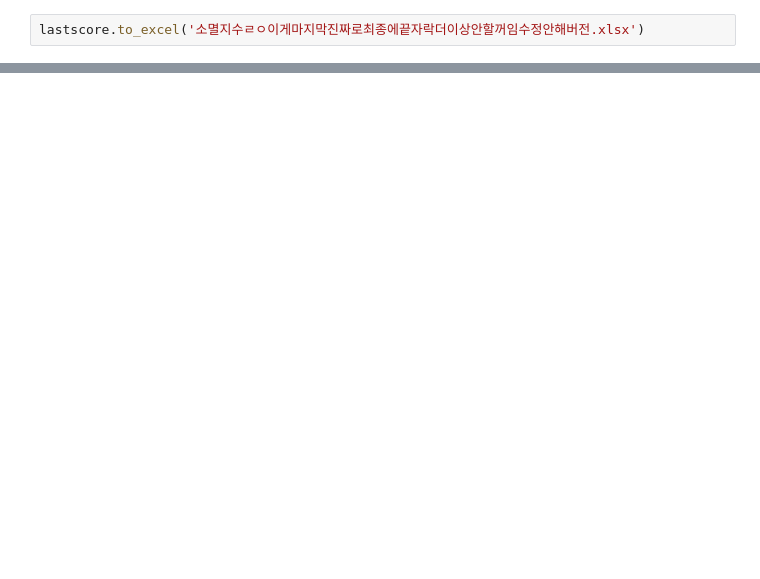
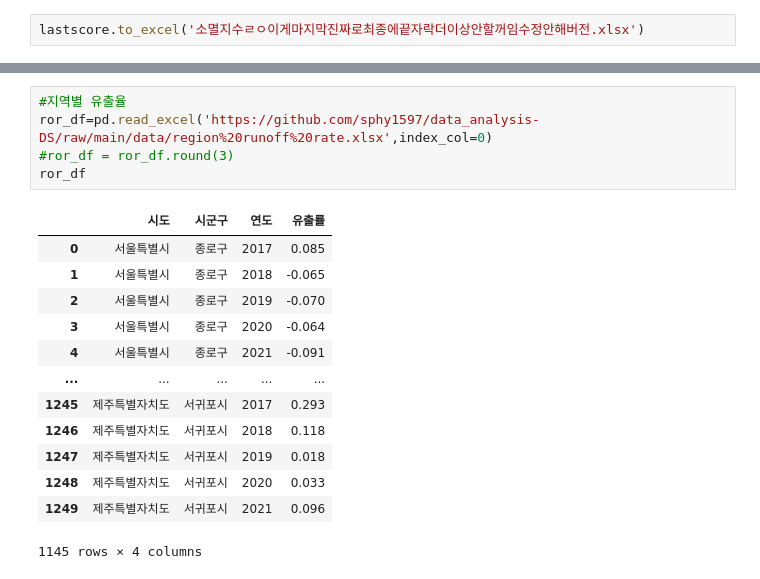
Before and after one commit to sphy1597/data_analysis-DS, a Jupyter notebook: 인구소멸해결방안(규처리꺼_ver)_ipynb의_사본.ipynb, the cells around one changed output, grey strips where cells are left out. Drawn from its saved outputs; the diff is of its cells as text; blank space fills up the shorter version.

```diff
--- a/인구소멸해결방안(규처리꺼_ver)_ipynb의_사본.ipynb
+++ b/인구소멸해결방안(규처리꺼_ver)_ipynb의_사본.ipynb
@@ -140,0 +209,19 @@ lastscore.to_excel('소멸지수ㄹㅇ이게마지막진짜로최종에끝자락
+# %%
+#지역별 유출율
+ror_df=pd.read_excel('https://github.com/sphy1597/data_analysis-DS/raw/main/data/region%20runoff%20rate.xlsx',index_col=0)
+#ror_df = ror_df.round(3)
+ror_df
+# %% [output]
+|  | 시도 | 시군구 | 연도 | 유출률 |
+| 0 | 서울특별시 | 종로구 | 2017 | 0.085 |
+| 1 | 서울특별시 | 종로구 | 2018 | -0.065 |
+| 2 | 서울특별시 | 종로구 | 2019 | -0.070 |
+| 3 | 서울특별시 | 종로구 | 2020 | -0.064 |
+| 4 | 서울특별시 | 종로구 | 2021 | -0.091 |
+| ... | ... | ... | ... | ... |
+| 1245 | 제주특별자치도 | 서귀포시 | 2017 | 0.293 |
+| 1246 | 제주특별자치도 | 서귀포시 | 2018 | 0.118 |
+| 1247 | 제주특별자치도 | 서귀포시 | 2019 | 0.018 |
+| 1248 | 제주특별자치도 | 서귀포시 | 2020 | 0.033 |
+| 1249 | 제주특별자치도 | 서귀포시 | 2021 | 0.096 |
+1145 rows × 4 columns
```
Also changed, not shown: parts of 28 cells of this notebook.
